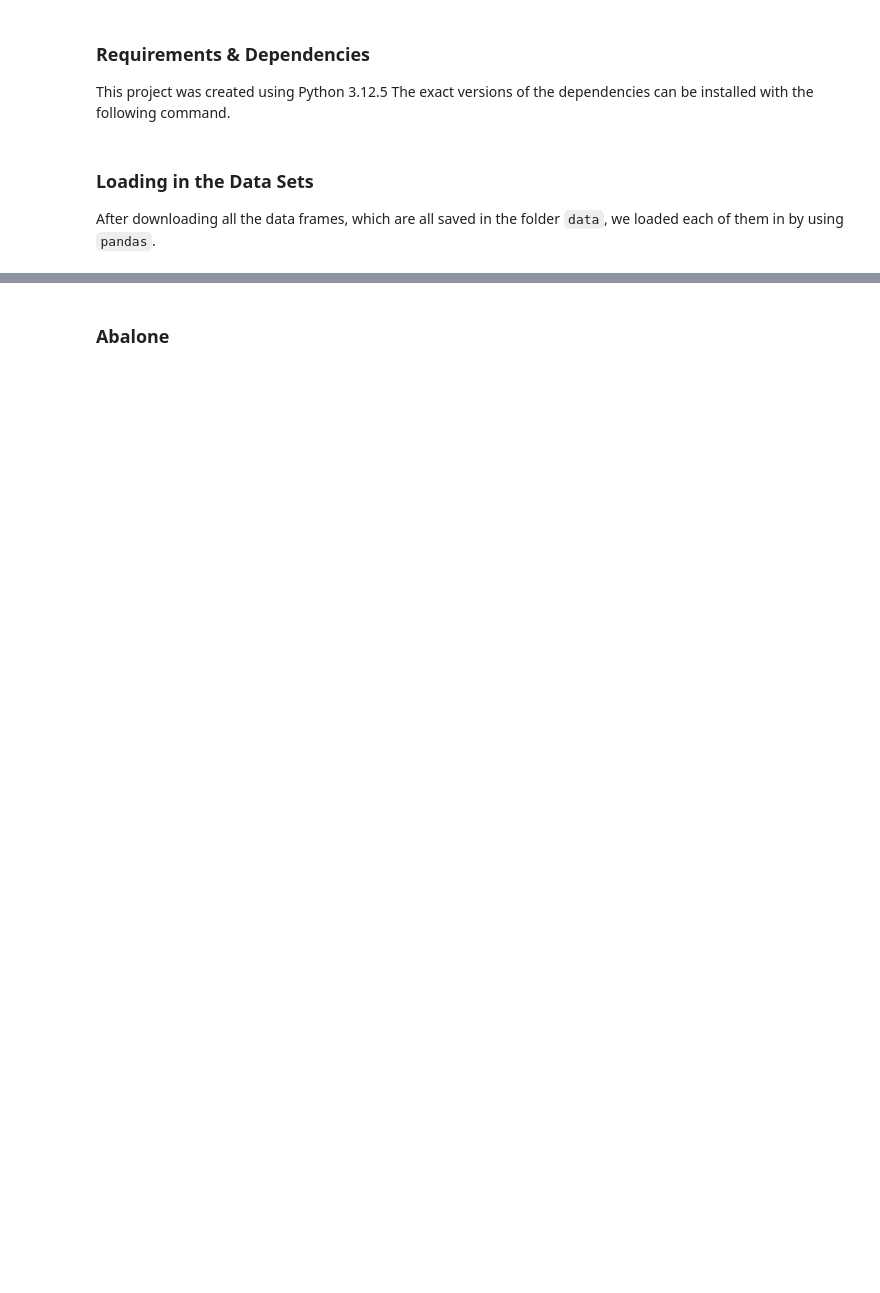
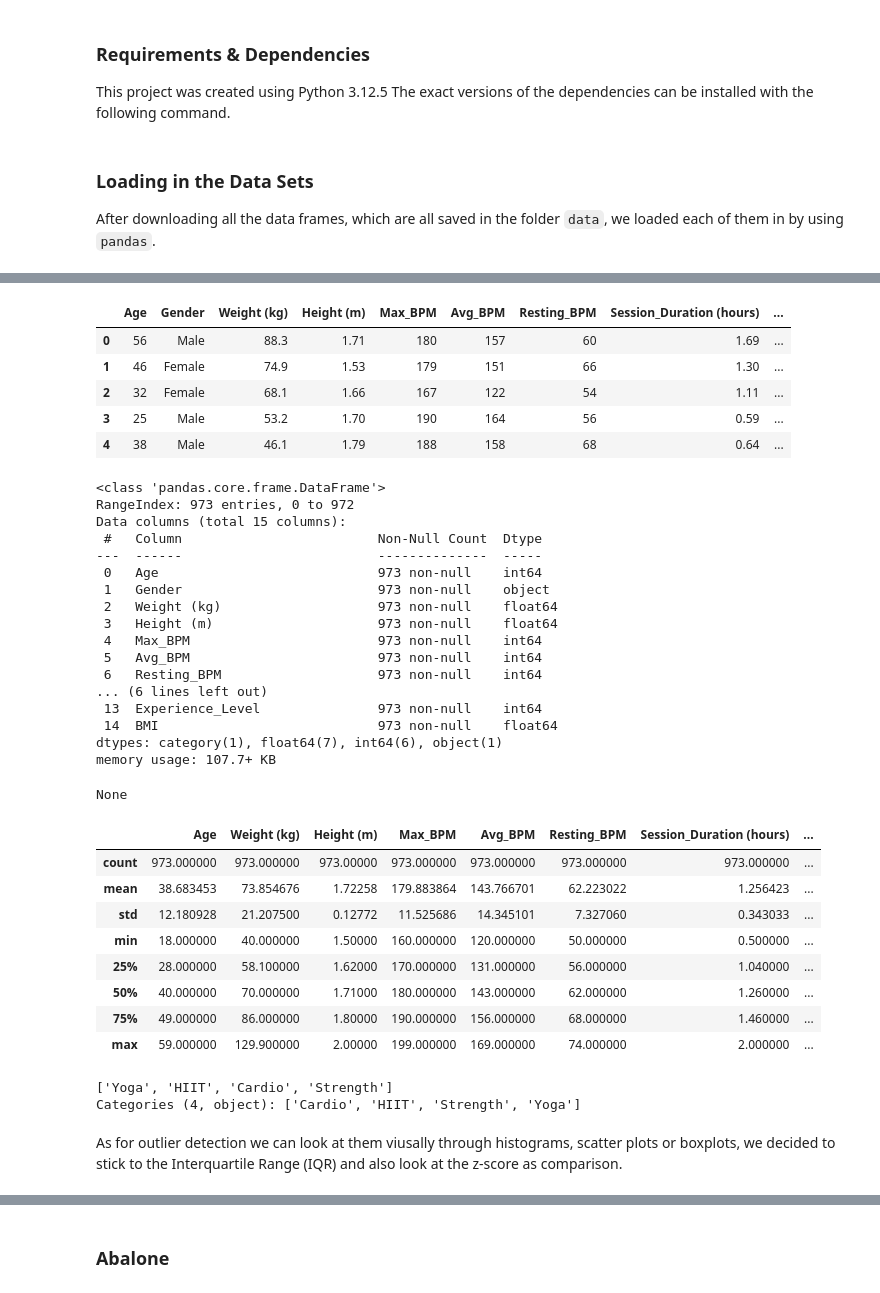
Before and after one commit to claraelisabeth/MachineLearning, a Jupyter notebook: classification.ipynb, the cells around one changed output, grey strips where cells are left out. Saved outputs shown, nothing was run; the diff lists cells and outputs as text; code cells hidden in the pictures; blank space fills up the shorter version.

```diff
--- a/classification.ipynb
+++ b/classification.ipynb
@@ -100,0 +105,45 @@ df_gym = pd.read_csv('data/gym_members_exercise_tracking.csv')
+# %%
+df_gym['Workout_Type'] = df_gym['Workout_Type'].astype('category')
+
+display(df_gym.head(5))
+display(df_gym.info(verbose=True))
+display(df_gym.describe())
+display(df_gym['Workout_Type'].unique())
+# %% [output]
+|  | Age | Gender | Weight (kg) | Height (m) | Max_BPM | Avg_BPM | Resting_BPM | Session_Duration (hours) | ... |
+| 0 | 56 | Male | 88.3 | 1.71 | 180 | 157 | 60 | 1.69 | ... |
+| 1 | 46 | Female | 74.9 | 1.53 | 179 | 151 | 66 | 1.30 | ... |
+| 2 | 32 | Female | 68.1 | 1.66 | 167 | 122 | 54 | 1.11 | ... |
+| 3 | 25 | Male | 53.2 | 1.70 | 190 | 164 | 56 | 0.59 | ... |
+| 4 | 38 | Male | 46.1 | 1.79 | 188 | 158 | 68 | 0.64 | ... |
+<class 'pandas.core.frame.DataFrame'>
+RangeIndex: 973 entries, 0 to 972
+Data columns (total 15 columns):
+ #   Column                         Non-Null Count  Dtype
+---  ------                         --------------  -----
+ 0   Age                            973 non-null    int64
+ 1   Gender                         973 non-null    object
+ 2   Weight (kg)                    973 non-null    float64
+ 3   Height (m)                     973 non-null    float64
+ 4   Max_BPM                        973 non-null    int64
+ 5   Avg_BPM                        973 non-null    int64
+ 6   Resting_BPM                    973 non-null    int64
+... (6 lines left out)
+ 13  Experience_Level               973 non-null    int64
+ 14  BMI                            973 non-null    float64
+dtypes: category(1), float64(7), int64(6), object(1)
+memory usage: 107.7+ KB
+None
+|  | Age | Weight (kg) | Height (m) | Max_BPM | Avg_BPM | Resting_BPM | Session_Duration (hours) | ... |
+| count | 973.000000 | 973.000000 | 973.00000 | 973.000000 | 973.000000 | 973.000000 | 973.000000 | ... |
+| mean | 38.683453 | 73.854676 | 1.72258 | 179.883864 | 143.766701 | 62.223022 | 1.256423 | ... |
+| std | 12.180928 | 21.207500 | 0.12772 | 11.525686 | 14.345101 | 7.327060 | 0.343033 | ... |
+| min | 18.000000 | 40.000000 | 1.50000 | 160.000000 | 120.000000 | 50.000000 | 0.500000 | ... |
+| 25% | 28.000000 | 58.100000 | 1.62000 | 170.000000 | 131.000000 | 56.000000 | 1.040000 | ... |
+| 50% | 40.000000 | 70.000000 | 1.71000 | 180.000000 | 143.000000 | 62.000000 | 1.260000 | ... |
+| 75% | 49.000000 | 86.000000 | 1.80000 | 190.000000 | 156.000000 | 68.000000 | 1.460000 | ... |
+| max | 59.000000 | 129.900000 | 2.00000 | 199.000000 | 169.000000 | 74.000000 | 2.000000 | ... |
+['Yoga', 'HIIT', 'Cardio', 'Strength']
+Categories (4, object): ['Cardio', 'HIIT', 'Strength', 'Yoga']
+# %% [markdown]
+As for outlier detection we can look at them viusally through histograms, scatter plots or boxplots, we decided to stick to the Interquartile Range (IQR) and also look at the z-score as comparison.
```
Also changed, not shown: parts of 28 cells of this notebook, 10 other files.
